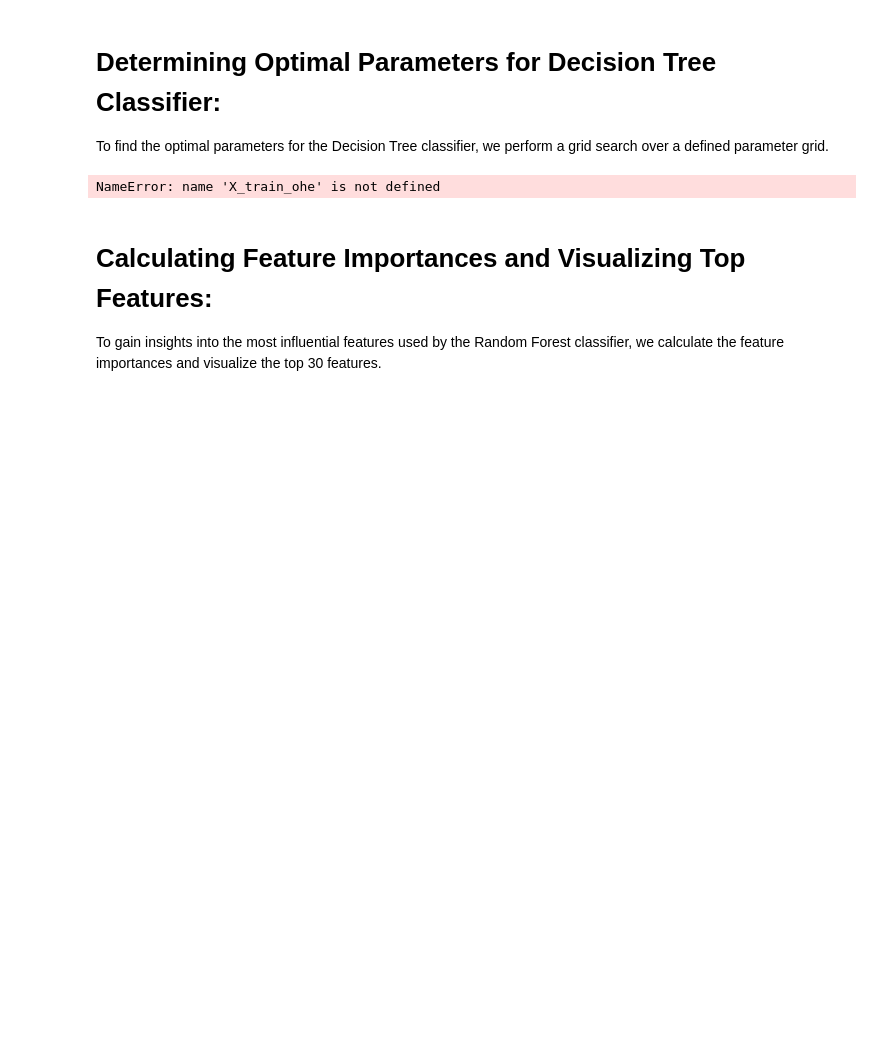
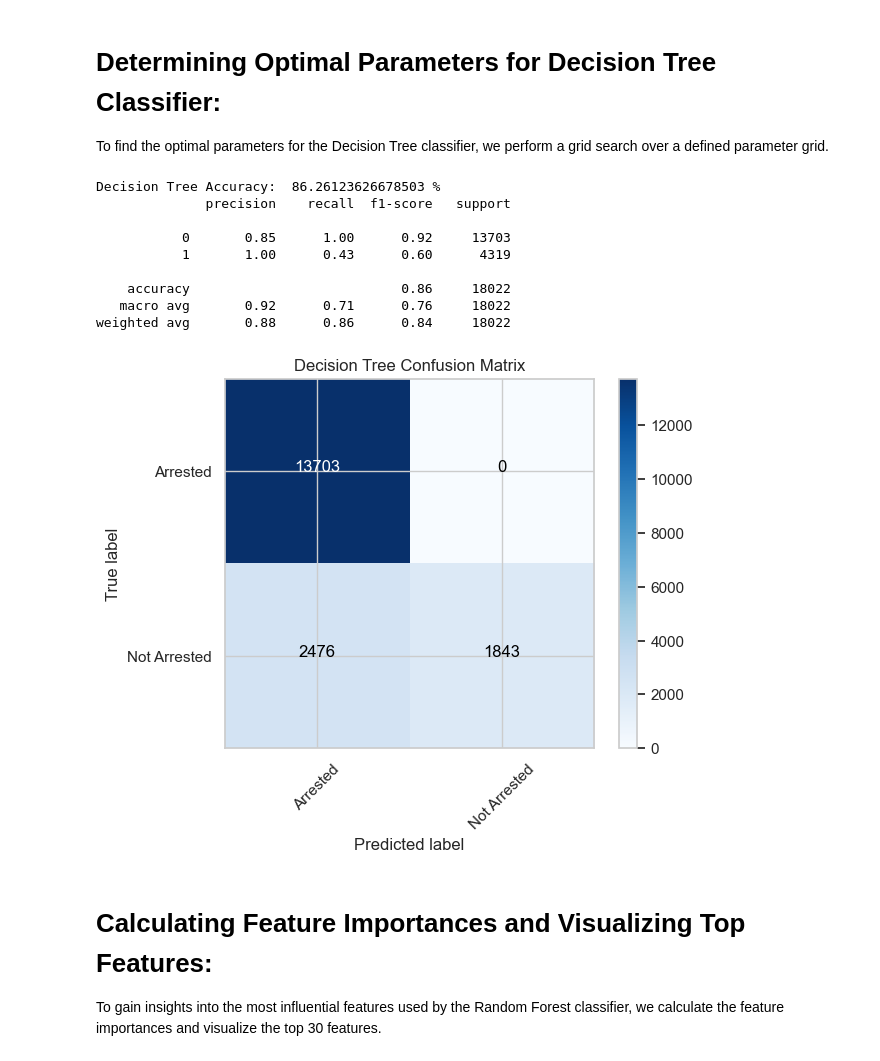
Before and after one commit to Allan-Kipkemei/Dsc-phase-3-project, a Jupyter notebook: code_checkpoints/main.ipynb, the cells around one changed output. Cells and saved outputs as stored; diff of their text form; code cells hidden in the pictures; blank space fills up the shorter version.

```diff
--- a/code_checkpoints/main.ipynb
+++ b/code_checkpoints/main.ipynb
@@ -882,26 +926,31 @@ Decision trees
 # Determining Optimal Parameters for Decision Tree Classifier:
 
 To find the optimal parameters for the Decision Tree classifier, we perform a grid search over a defined parameter grid.
-# %%
-# Determine optimal parameters:
-# Declare a baseline classifier:
-dtree = DecisionTreeClassifier()
-
-# Create a parameter grid and grid search to identify the best parameters:
-param_grid = {
-    "criterion": ["gini", "entropy"],
-    "max_depth": range(1,10),
-    "min_samples_split": range(2,10)
-}
-gs_tree = GridSearchCV(dtree, param_grid, cv=5, n_jobs=-1)
-
-# Fit the tuned parameters:
-gs_tree.fit(X_train_ohe, y_train)
-
-# Print best estimator parameters:
-print(gs_tree.best_params_)
-# %% [output]
-NameError: name 'X_train_ohe' is not defined
+# %%
+d_tree = DecisionTreeClassifier(criterion='gini',max_depth=1,min_samples_split=2)
+d_tree = d_tree.fit(X_train_ohe, y_train)
+y_pred = d_tree.predict(X_test_ohe)
+
+# Check the Accuracy:
+print('Decision Tree Accuracy: ', accuracy_score(y_test, y_pred)*100,'%')
+
+# Print classification report:
+print(classification_report(y_test, y_pred))
+
+# Confusion Matrix for Decision Tree
+cm_dtree = confusion_matrix(y_test,y_pred)
+confusion_matrix_plot(cm_dtree, classes=class_names, title='Decision Tree Confusion Matrix')
+# %% [output]
+Decision Tree Accuracy:  86.26123626678503 %
+              precision    recall  f1-score   support
+
+           0       0.85      1.00      0.92     13703
+           1       1.00      0.43      0.60      4319
+
+    accuracy                           0.86     18022
+   macro avg       0.92      0.71      0.76     18022
+weighted avg       0.88      0.86      0.84     18022
+[figure, added]
 # %% [markdown]
 # Calculating Feature Importances and Visualizing Top Features:
 
```
Also changed, not shown: parts of 11 cells of this notebook, 2 other files.
